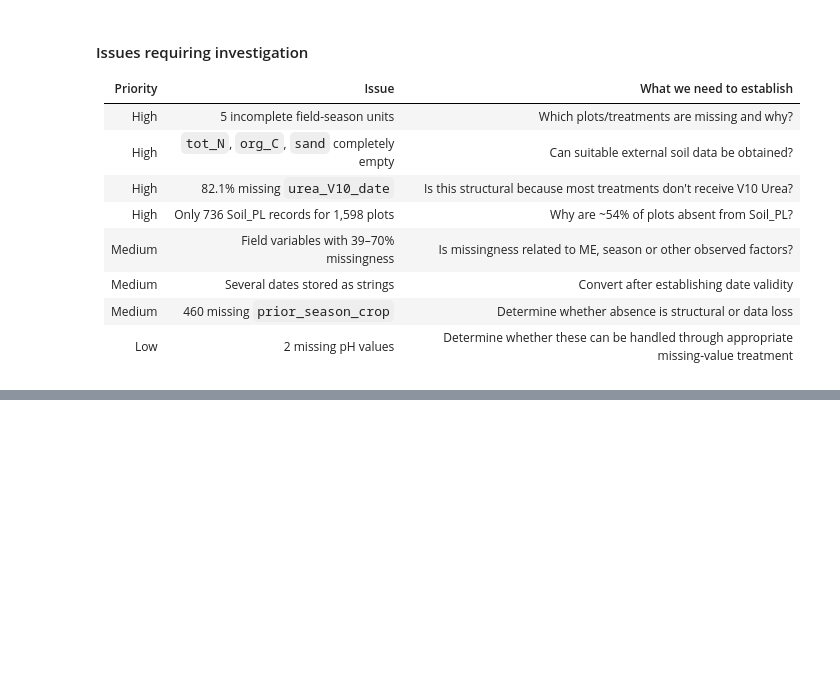
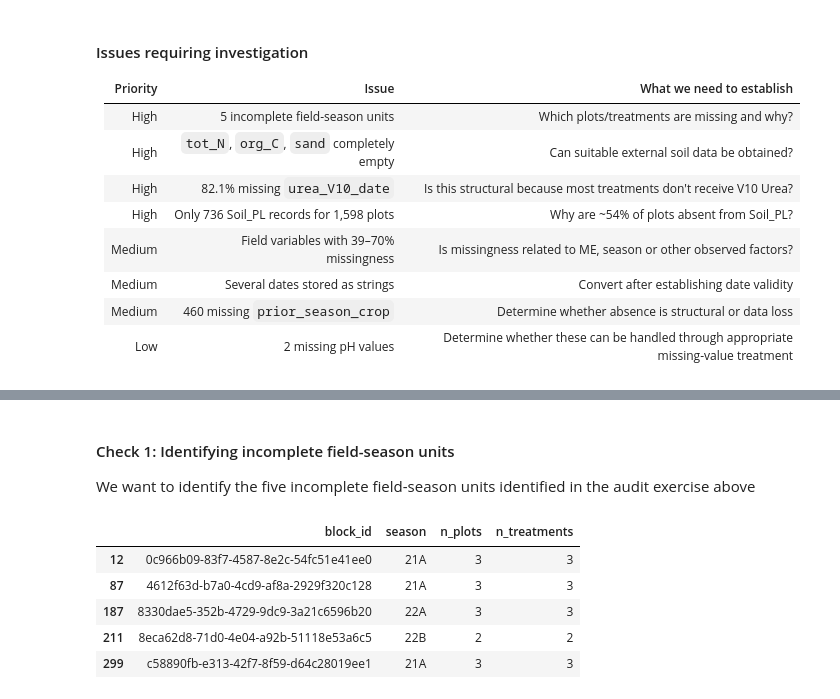
Before and after one commit to Vin-Okumu/maize-yield-optimization-rwanda, a Jupyter notebook: 02_Notebooks/01_data_audit.ipynb, the cells around one changed output, grey strips where cells are left out. Cells and saved outputs as stored; diff of their text form; code cells hidden in the pictures; blank space fills up the shorter version.

Commit message:
updated data audit notebook

```diff
--- a/02_Notebooks/01_data_audit.ipynb
+++ b/02_Notebooks/01_data_audit.ipynb
@@ -985,0 +992,23 @@ Low	|2 missing pH values	|Determine whether these can be handled through appropr
+# %% [markdown]
+#### Check 1: Identifying incomplete field-season units
+
+We want to identify the five incomplete field-season units identified in the audit exercise above
+# %%
+field_plot_counts = (
+    plot_df
+    .groupby(["block_id", "season"])
+    .agg(
+        n_plots=("plot_id", "nunique"),
+        n_treatments=("urea_rate_timing", "nunique")
+    )
+    .reset_index()
+)
+
+field_plot_counts[field_plot_counts["n_plots"] < 4]
+# %% [output]
+|  | block_id | season | n_plots | n_treatments |
+| 12 | 0c966b09-83f7-4587-8e2c-54fc51e41ee0 | 21A | 3 | 3 |
+| 87 | 4612f63d-b7a0-4cd9-af8a-2929f320c128 | 21A | 3 | 3 |
+| 187 | 8330dae5-352b-4729-9dc9-3a21c6596b20 | 22A | 3 | 3 |
+| 211 | 8eca62d8-71d0-4e04-a92b-51118e53a6c5 | 22B | 2 | 2 |
+| 299 | c58890fb-e313-42f7-8f59-d64c28019ee1 | 21A | 3 | 3 |
```
Also changed, not shown: parts of 10 cells of this notebook.
